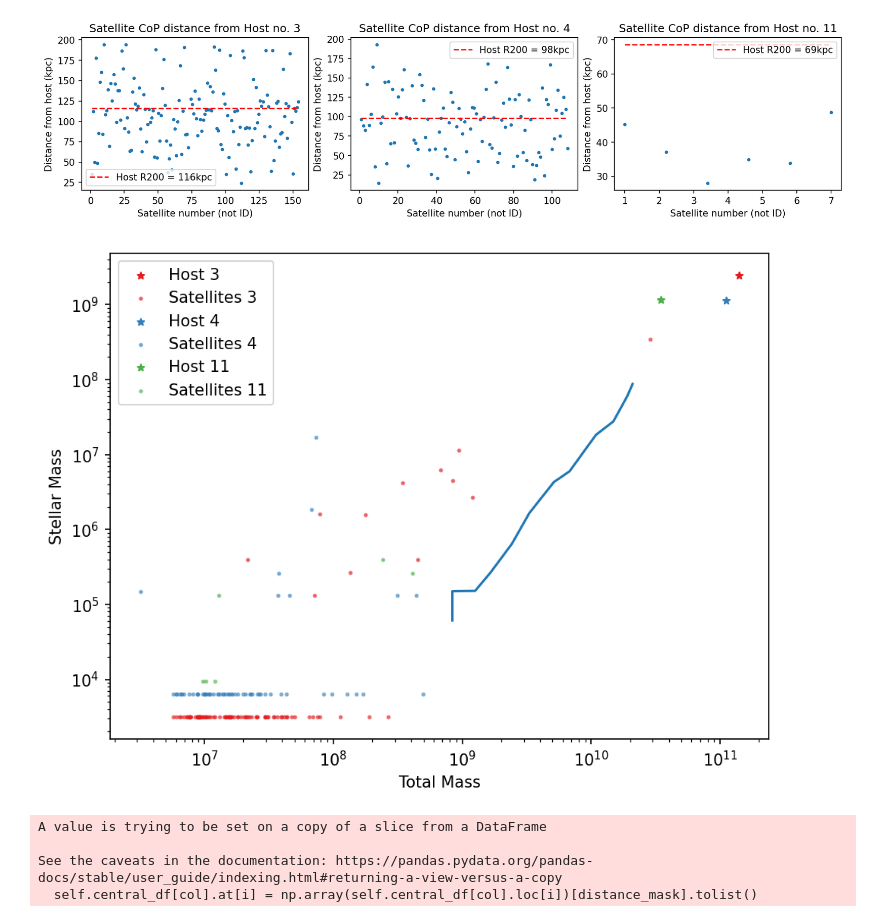
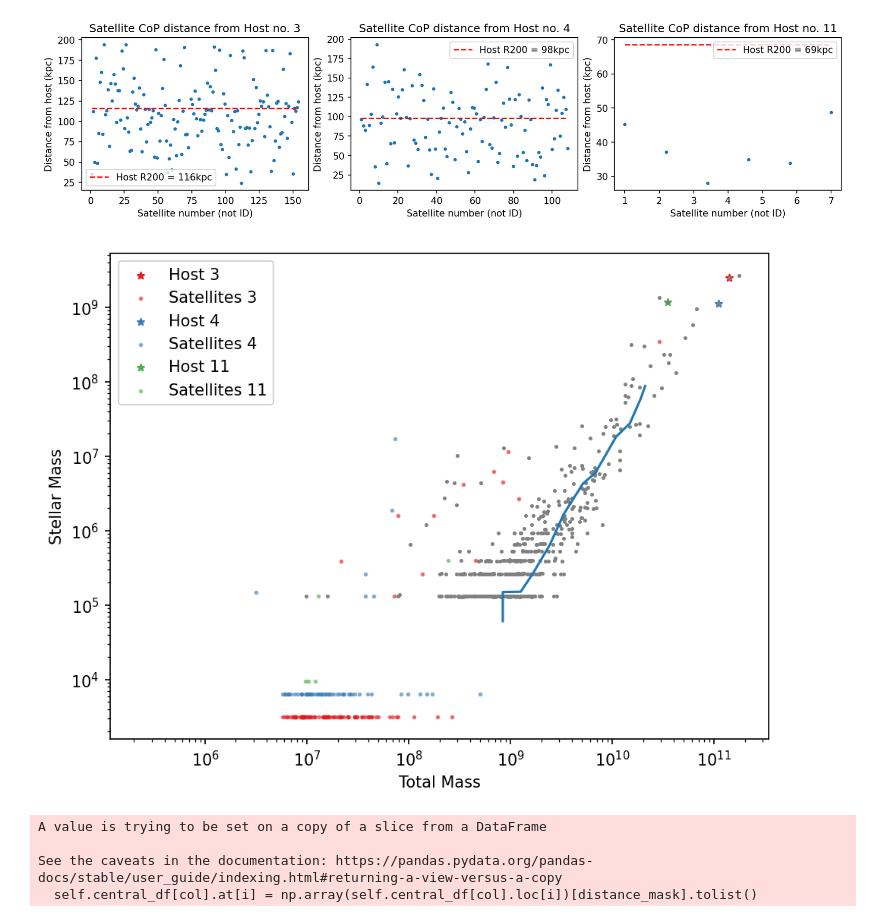
Before and after one commit to PK0207/scripts_by_me, a Jupyter notebook: cosmo_simulations/sim_rework.ipynb, the cells around one changed output. Cells and saved outputs as stored; diff of their text form; code cells hidden in the pictures.

```diff
--- a/cosmo_simulations/sim_rework.ipynb
+++ b/cosmo_simulations/sim_rework.ipynb
@@ -641,28 +622,28 @@ median_data = pd.read_csv('medianDataset.csv', header=None)
 # %%
 #make stellar mass hallo mass plots for each host and its respective satelites
 #give satellites with no stellar mass some mass lower than 10^5
 fig, ax = plt.subplots(dpi=150, constrained_layout=True)
 cmap = plt.get_cmap('Set1')
 for i in range(len(vol15_df['Host i'])):
     host_id = vol15_df['Host ID'].iloc[i]
-    ax.scatter(vol15_df['Host Mtot'].iloc[i], vol15_df['Host M*'].iloc[i], s=20, c = cmap(i), label=f'Host {host_id}', marker='*')
+    ax.scatter(vol15_df['Host Mtot'].iloc[i], vol15_df['Host M*'].iloc[i], s=20, color = cmap(i), label=f'Host {host_id}', marker='*')
     sat_mstar_array = np.array(vol15_df['Sat M*'].iloc[i])
     # Replace 0 values with 10^4
     sat_mstar_array[sat_mstar_array == 0.0] = (i+1)*10**3.5 #to distinguish between hosts
-    ax.scatter(vol15_df['Sat Mtot'].iloc[i], sat_mstar_array, s=3, c = cmap(i), alpha = 0.5, label=f'Satellites {host_id}')
-
+    ax.scatter(vol15_df['Sat Mtot'].iloc[i], sat_mstar_array, s=3, color = cmap(i), alpha = 0.5, label=f'Satellites {host_id}')
+ax.scatter(vol15_plotsim.main_df['Host Mtot'], vol15_plotsim.main_df['Host M*'], c='Gray', s=2)
 ax.plot(median_data[0], median_data[1])
 #ax.plot(bin_edges, med)
 
 ax.set_xlabel('Total Mass')
 ax.set_ylabel('Stellar Mass')
 
 ax.set_xscale('log')
 ax.set_yscale('log')
 ax.legend()
 fig.show()
 # %% [output]
-[figure, old version]
+[figure, new version]
 # %%
 csv_file = 'data/volume_number_20.csv'
 vol20_plotsim = SimToolsPlotting(csv_file)
```
Also changed, not shown: parts of 2 cells of this notebook.
